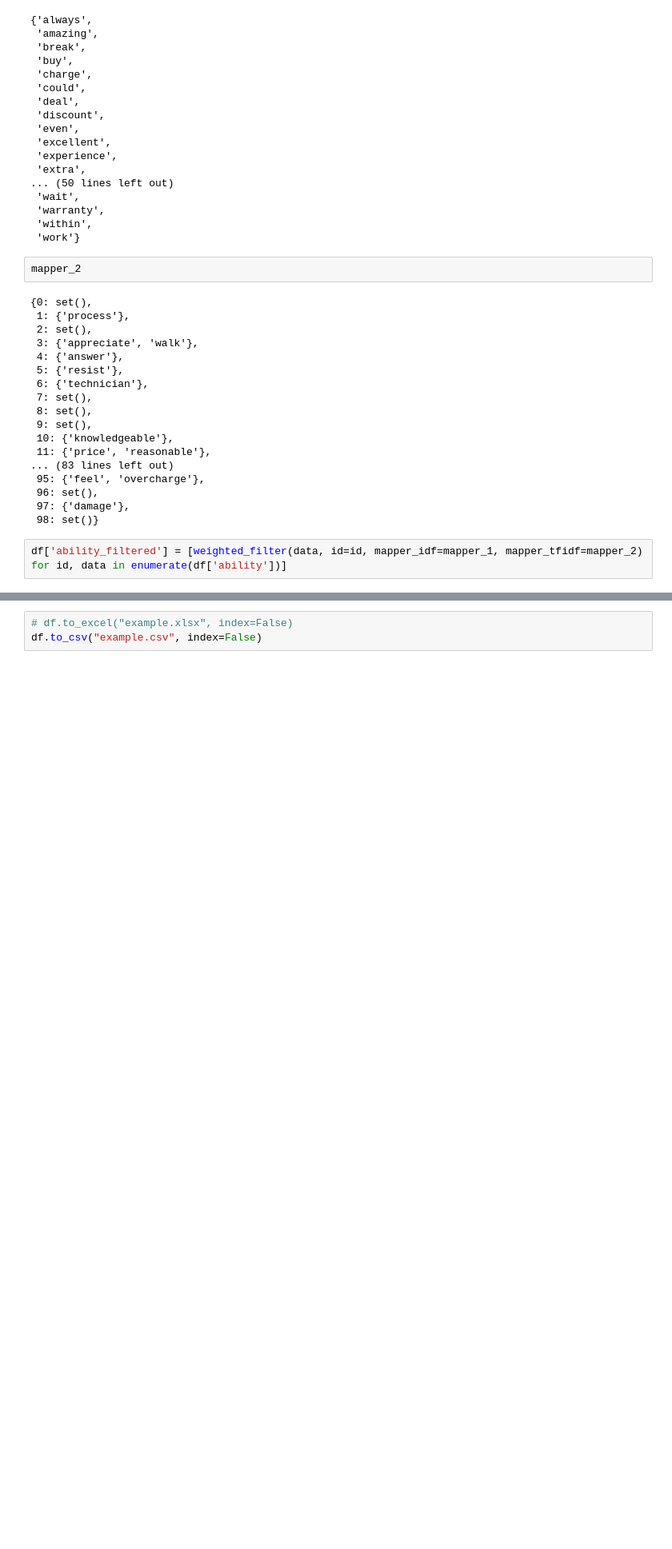
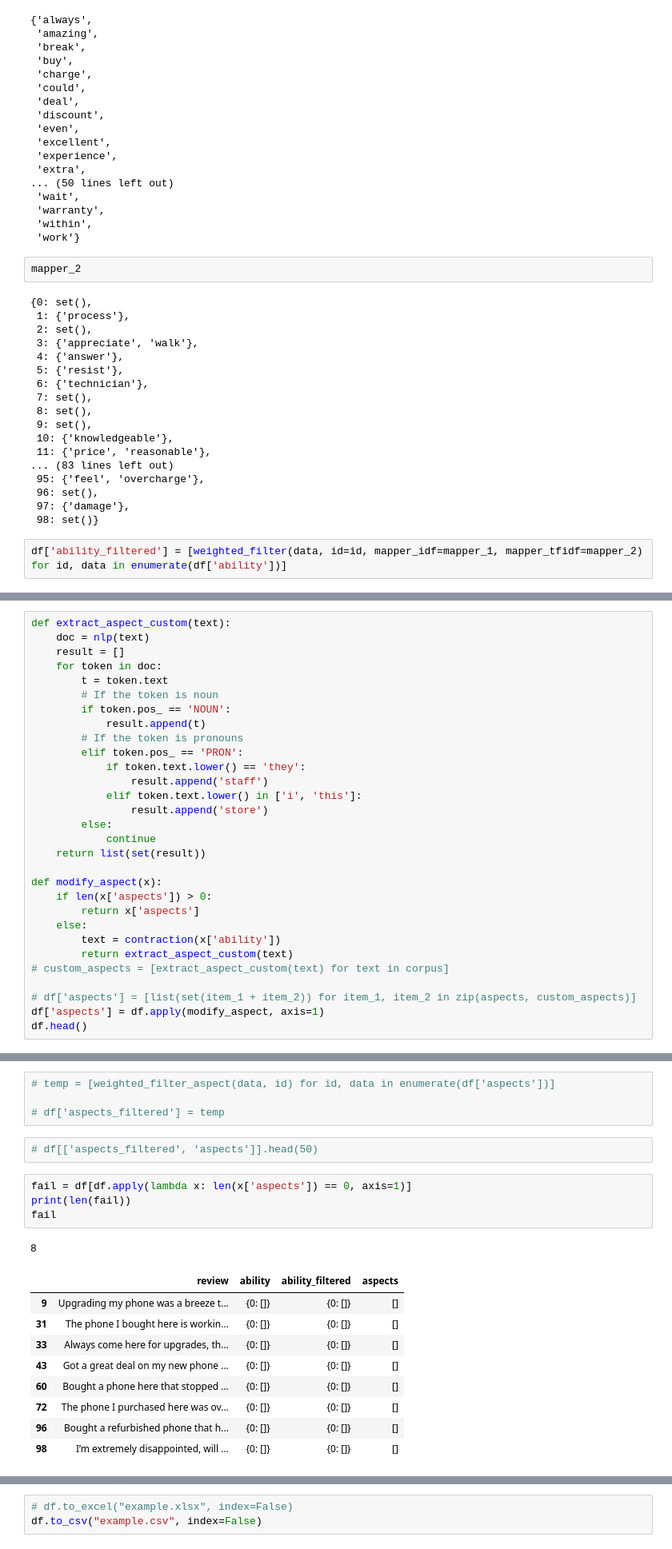
Before and after one commit to bahategar/aspect-based-sentiment-analysis-demo1, a Jupyter notebook: main.ipynb, the cells around one changed output, grey strips where cells are left out. Shown at 80% size. Cells and saved outputs as stored; diff of their text form; blank space fills up the shorter version.

```diff
--- a/main.ipynb
+++ b/main.ipynb
@@ -2175,0 +2321,30 @@ df.head()
+# %%
+def extract_aspect_custom(text):
+    doc = nlp(text)
+    result = []
+    for token in doc:
+        t = token.text
+        # If the token is noun
+        if token.pos_ == 'NOUN':
+            result.append(t)
+        # If the token is pronouns
+        elif token.pos_ == 'PRON':
+            if token.text.lower() == 'they':
+                result.append('staff')
+            elif token.text.lower() in ['i', 'this']:
+                result.append('store')
+        else:
+            continue
+    return list(set(result))
+
+def modify_aspect(x):
+    if len(x['aspects']) > 0:
+        return x['aspects']
+    else:
+        text = contraction(x['ability'])
+        return extract_aspect_custom(text)
+# custom_aspects = [extract_aspect_custom(text) for text in corpus]
+
+# df['aspects'] = [list(set(item_1 + item_2)) for item_1, item_2 in zip(aspects, custom_aspects)]
+df['aspects'] = df.apply(modify_aspect, axis=1)
+df.head()
@@ -2175,0 +2358,21 @@ df.head()
+# %%
+# temp = [weighted_filter_aspect(data, id) for id, data in enumerate(df['aspects'])]
+
+# df['aspects_filtered'] = temp
+# %%
+# df[['aspects_filtered', 'aspects']].head(50)
+# %%
+fail = df[df.apply(lambda x: len(x['aspects']) == 0, axis=1)]
+print(len(fail))
+fail
+# %% [output]
+8
+|  | review | ability | ability_filtered | aspects |
+| 9 | Upgrading my phone was a breeze t... | {0: []} | {0: []} | [] |
+| 31 | The phone I bought here is workin... | {0: []} | {0: []} | [] |
+| 33 | Always come here for upgrades, th... | {0: []} | {0: []} | [] |
+| 43 | Got a great deal on my new phone ... | {0: []} | {0: []} | [] |
+| 60 | Bought a phone here that stopped ... | {0: []} | {0: []} | [] |
+| 72 | The phone I purchased here was ov... | {0: []} | {0: []} | [] |
+| 96 | Bought a refurbished phone that h... | {0: []} | {0: []} | [] |
+| 98 | I’m extremely disappointed, will ... | {0: []} | {0: []} | [] |
```
Also changed, not shown: parts of 12 cells of this notebook, 4 other files.
